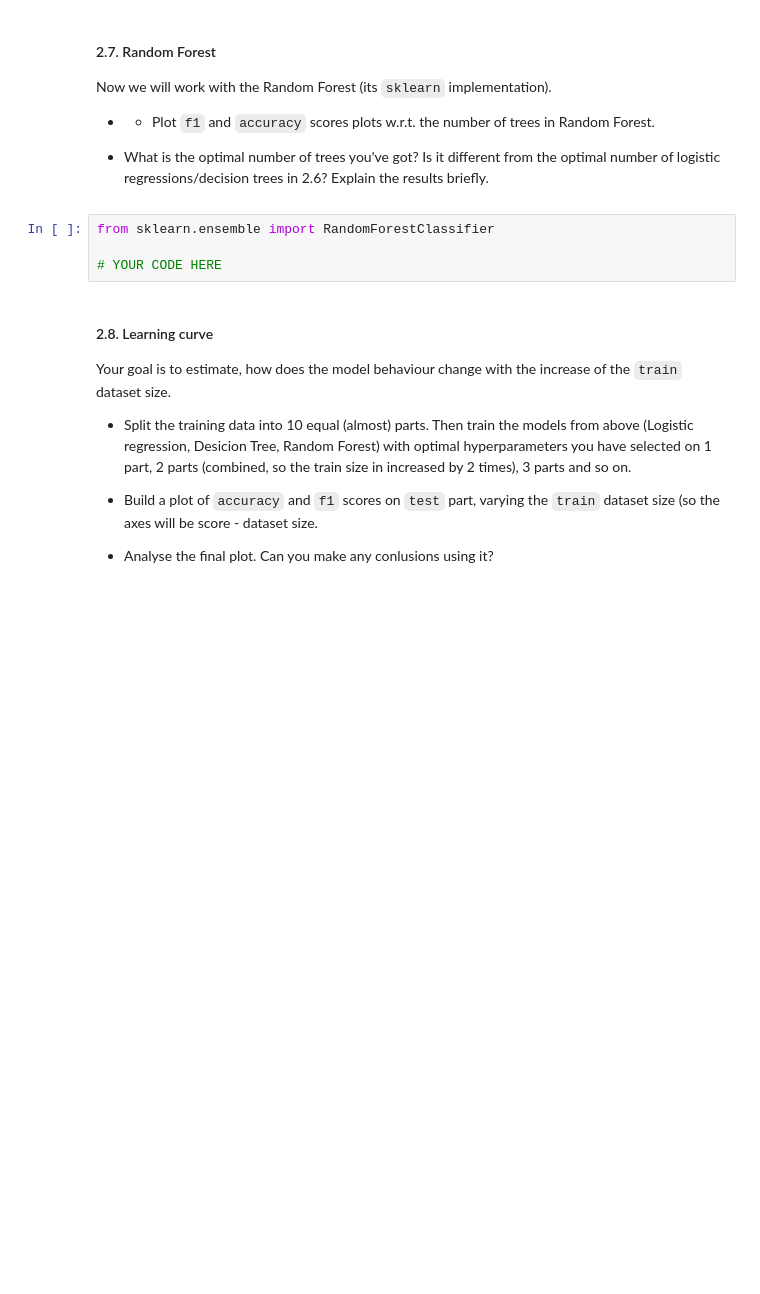
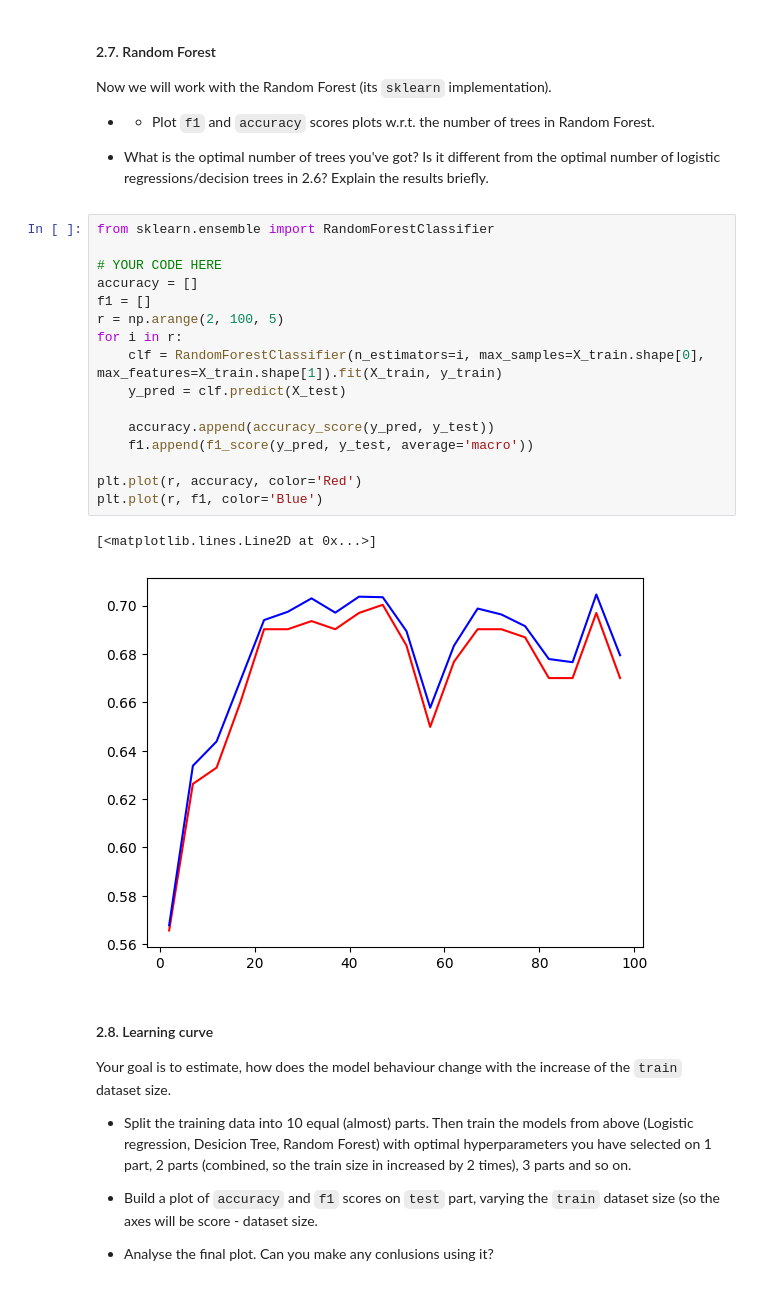
Before and after one commit to miptmiptmipt/ml-course-hw, a Jupyter notebook: lab1_pipeline/Lab1_part2_ml_pipeline.ipynb, the cells around one changed output. Cells and saved outputs as stored; diff of their text form; blank space fills up the shorter version.

```diff
--- a/lab1_pipeline/Lab1_part2_ml_pipeline.ipynb
+++ b/lab1_pipeline/Lab1_part2_ml_pipeline.ipynb
@@ -267,10 +304,25 @@ Now we will work with the Random Forest (its `sklearn` implementation).
 * * Plot `f1` and `accuracy` scores plots w.r.t. the number of trees in Random Forest.
 
 * What is the optimal number of trees you've got? Is it different from the optimal number of logistic regressions/decision trees in 2.6? Explain the results briefly.
-# %%
-from sklearn.ensemble import RandomForestClassifier
-
-# YOUR CODE HERE
+# %%
+from sklearn.ensemble import RandomForestClassifier
+
+# YOUR CODE HERE
+accuracy = []
+f1 = []
+r = np.arange(2, 100, 5)
+for i in r:
+    clf = RandomForestClassifier(n_estimators=i, max_samples=X_train.shape[0], max_features=X_train.shape[1]).fit(X_train, y_train)
+    y_pred = clf.predict(X_test)
+
+    accuracy.append(accuracy_score(y_pred, y_test))
+    f1.append(f1_score(y_pred, y_test, average='macro'))
+
+plt.plot(r, accuracy, color='Red')
+plt.plot(r, f1, color='Blue')
+# %% [output]
+[<matplotlib.lines.Line2D at 0x...>]
+[figure, added]
 # %% [markdown]
 #### 2.8. Learning curve
 Your goal is to estimate, how does the model behaviour change with the increase of the `train` dataset size.
```
Also changed, not shown: parts of 17 cells of this notebook.
